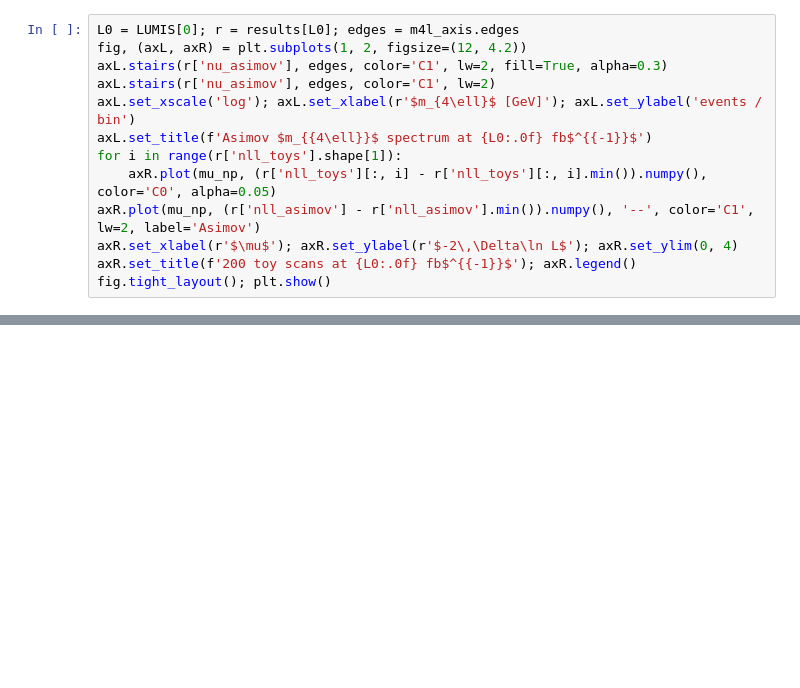
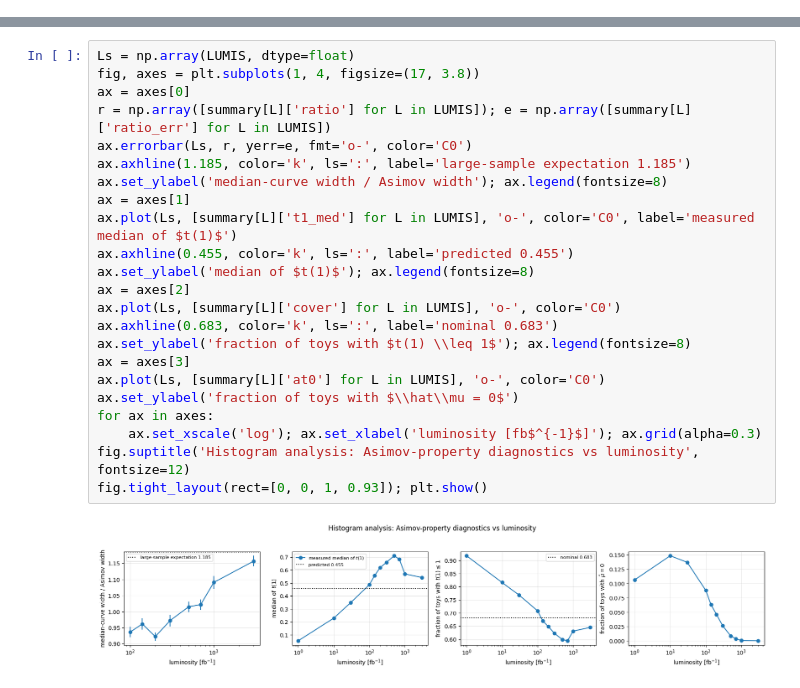
Before and after one commit to martafsilva31/SBI_shortcomings, a Jupyter notebook: notebooks/histogram_reproduction.ipynb, the cells around one changed output, grey strips where cells are left out. Cells and saved outputs as stored; diff of their text form; blank space fills up the shorter version.

```diff
--- a/notebooks/histogram_reproduction.ipynb
+++ b/notebooks/histogram_reproduction.ipynb
@@ -255,13 +0,0 @@ toy scans (thin) with the Asimov overlaid — this is what the median in the pan
-# %%
-L0 = LUMIS[0]; r = results[L0]; edges = m4l_axis.edges
-fig, (axL, axR) = plt.subplots(1, 2, figsize=(12, 4.2))
-axL.stairs(r['nu_asimov'], edges, color='C1', lw=2, fill=True, alpha=0.3)
-axL.stairs(r['nu_asimov'], edges, color='C1', lw=2)
-axL.set_xscale('log'); axL.set_xlabel(r'$m_{4\ell}$ [GeV]'); axL.set_ylabel('events / bin')
-axL.set_title(f'Asimov $m_{{4\ell}}$ spectrum at {L0:.0f} fb$^{{-1}}$')
-for i in range(r['nll_toys'].shape[1]):
-    axR.plot(mu_np, (r['nll_toys'][:, i] - r['nll_toys'][:, i].min()).numpy(), color='C0', alpha=0.05)
-axR.plot(mu_np, (r['nll_asimov'] - r['nll_asimov'].min()).numpy(), '--', color='C1', lw=2, label='Asimov')
-axR.set_xlabel(r'$\mu$'); axR.set_ylabel(r'$-2\,\Delta\ln L$'); axR.set_ylim(0, 4)
-axR.set_title(f'200 toy scans at {L0:.0f} fb$^{{-1}}$'); axR.legend()
-fig.tight_layout(); plt.show()
@@ -564,0 +537,25 @@ fig.tight_layout(); plt.show()
+# %%
+Ls = np.array(LUMIS, dtype=float)
+fig, axes = plt.subplots(1, 4, figsize=(17, 3.8))
+ax = axes[0]
+r = np.array([summary[L]['ratio'] for L in LUMIS]); e = np.array([summary[L]['ratio_err'] for L in LUMIS])
+ax.errorbar(Ls, r, yerr=e, fmt='o-', color='C0')
+ax.axhline(1.185, color='k', ls=':', label='large-sample expectation 1.185')
+ax.set_ylabel('median-curve width / Asimov width'); ax.legend(fontsize=8)
+ax = axes[1]
+ax.plot(Ls, [summary[L]['t1_med'] for L in LUMIS], 'o-', color='C0', label='measured median of $t(1)$')
+ax.axhline(0.455, color='k', ls=':', label='predicted 0.455')
+ax.set_ylabel('median of $t(1)$'); ax.legend(fontsize=8)
+ax = axes[2]
+ax.plot(Ls, [summary[L]['cover'] for L in LUMIS], 'o-', color='C0')
+ax.axhline(0.683, color='k', ls=':', label='nominal 0.683')
+ax.set_ylabel('fraction of toys with $t(1) \\leq 1$'); ax.legend(fontsize=8)
+ax = axes[3]
+ax.plot(Ls, [summary[L]['at0'] for L in LUMIS], 'o-', color='C0')
+ax.set_ylabel('fraction of toys with $\\hat\\mu = 0$')
+for ax in axes:
+    ax.set_xscale('log'); ax.set_xlabel('luminosity [fb$^{-1}$]'); ax.grid(alpha=0.3)
+fig.suptitle('Histogram analysis: Asimov-property diagnostics vs luminosity', fontsize=12)
+fig.tight_layout(rect=[0, 0, 1, 0.93]); plt.show()
+# %% [output]
+[figure, added]
```
Also changed, not shown: parts of 44 cells of this notebook, 20 other files.
